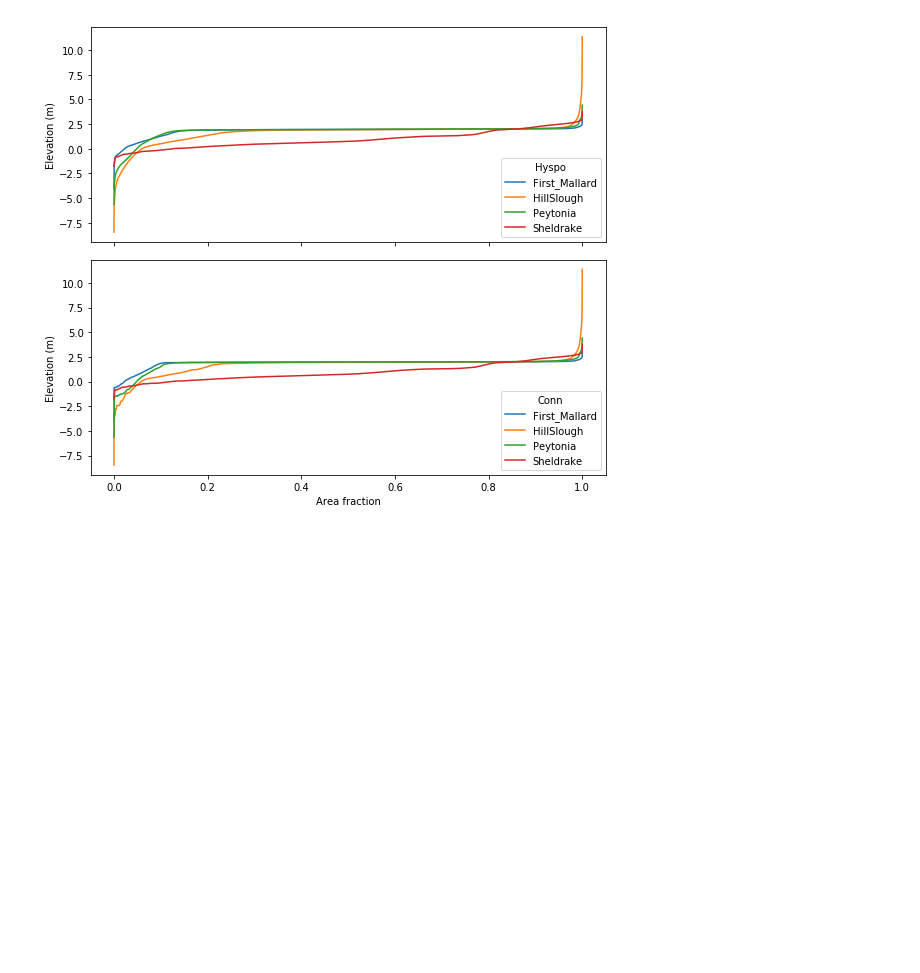
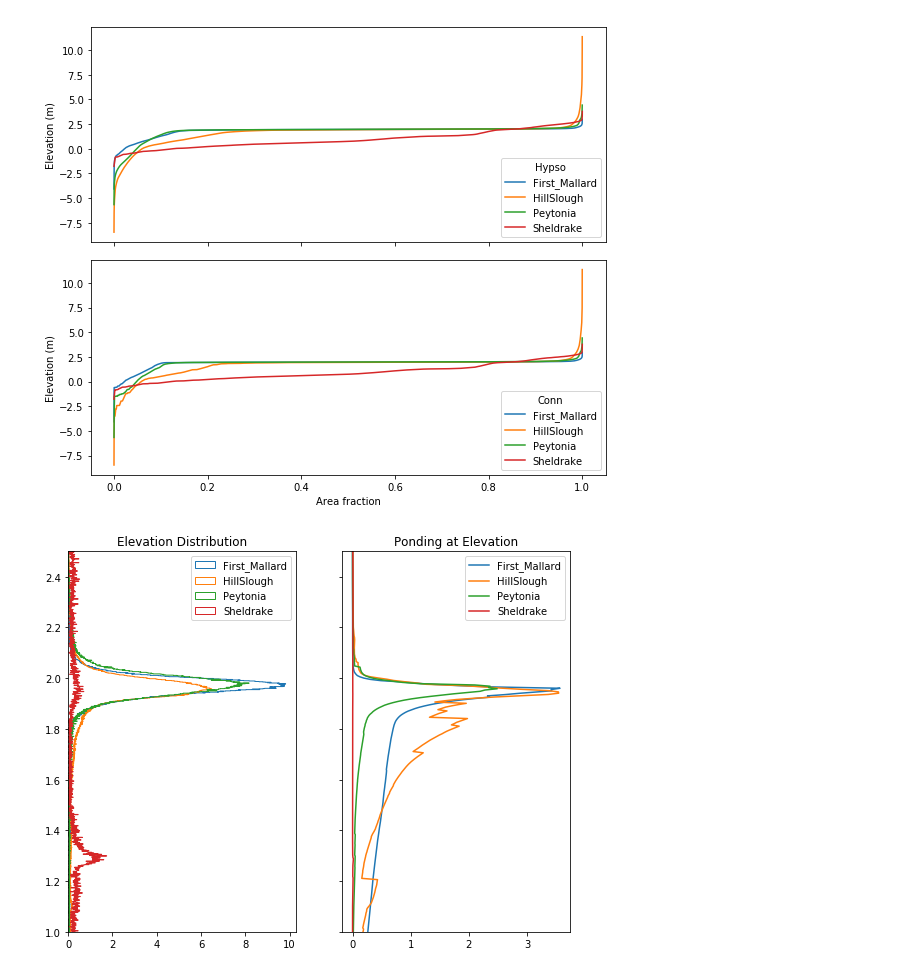
Before and after one commit to rustychris/suisun_cmp, a Jupyter notebook: field/hypsometry/connected_hypsometry.ipynb, the cells around one changed output. Saved outputs shown, nothing was run; the diff lists cells and outputs as text; code cells hidden in the pictures; blank space fills up the shorter version.

Commit message:
Add ponding plot

```diff
--- a/field/hypsometry/connected_hypsometry.ipynb
+++ b/field/hypsometry/connected_hypsometry.ipynb
@@ -209,3 +209,20 @@ axs[1].set_ylabel('Elevation (m)')
 fig.tight_layout()
 # %% [output]
 [figure]
+# %%
+fig,axs=plt.subplots(1,2,sharey=True,figsize=(9,7))
+
+for rec in recs:
+    F=rec['dem_crop'].F
+    F=F[ np.isfinite(F)]
+    axs[0].hist(F,bins=np.linspace(-5,5,10000),normed=True,orientation='horizontal',
+               label=rec['name'],histtype='step')
+    axs[1].plot((rec['area_hypso2'][:,1] - rec['area_conn'][:,1])/A,
+               rec['area_conn'][:,0],label=rec['name'])
+axs[0].legend()
+axs[1].legend()
+axs[0].axis(ymin=1,ymax=2.5)
+axs[0].set_title("Elevation Distribution")
+axs[1].set_title("Ponding at Elevation") ;
+# %% [output]
+[figure, added]
```
Also changed, not shown: parts of 1 cell of this notebook.
